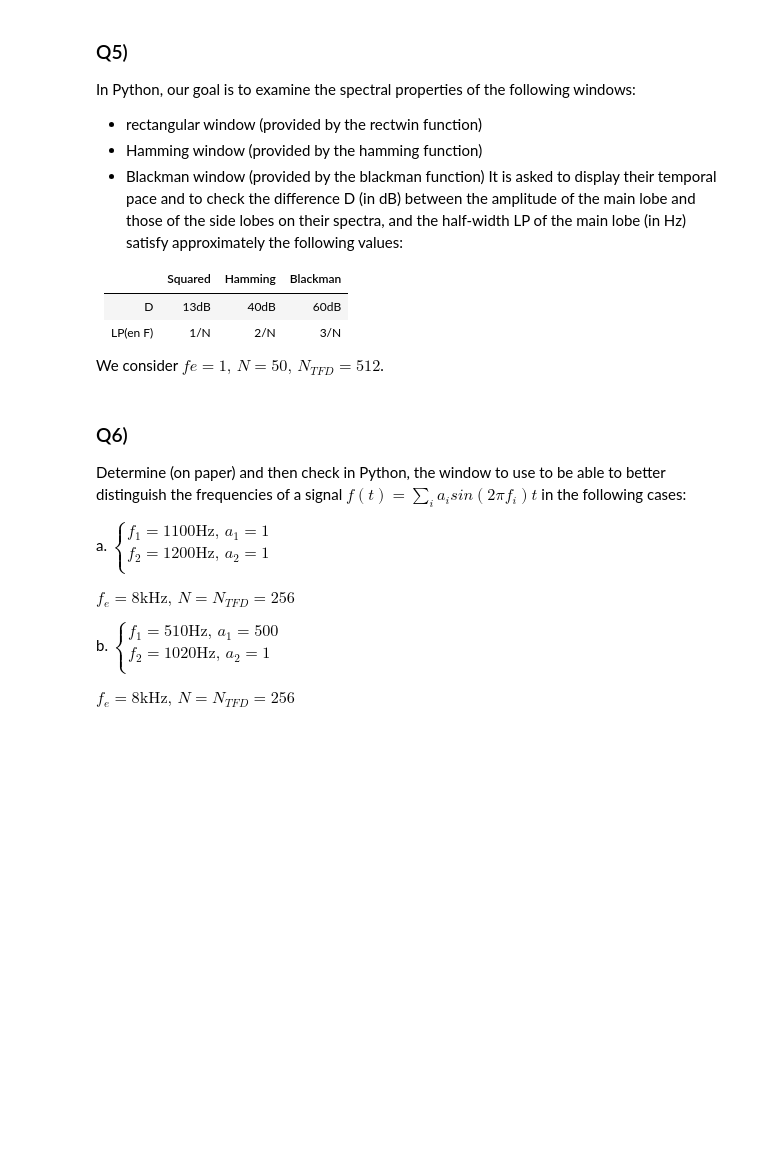
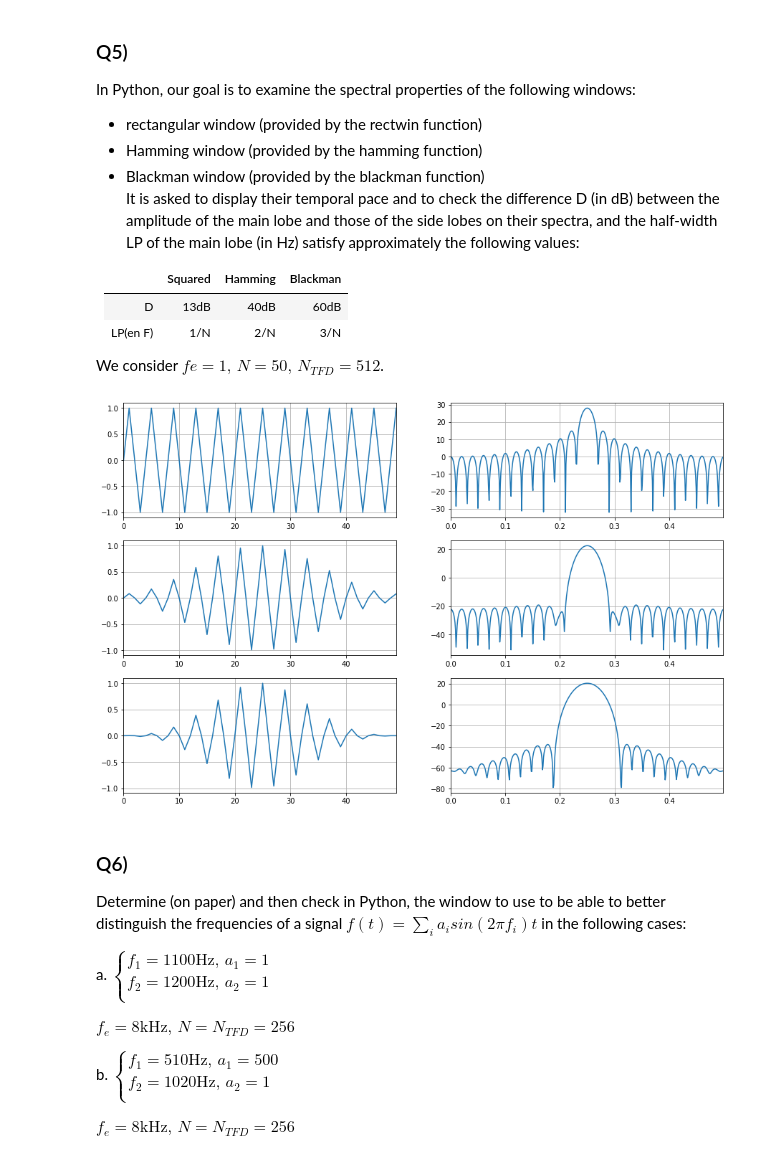
Before and after one commit to lionelGoffaux/tp_signal, a Jupyter notebook: lab2.ipynb, the cells around one changed output. Saved outputs shown, nothing was run; the diff lists cells and outputs as text; code cells hidden in the pictures; blank space fills up the shorter version.

Commit message:
Q5 et q6 + ajout to_db in utils

```diff
--- a/lab2.ipynb
+++ b/lab2.ipynb
@@ -201,6 +226,50 @@ following values:
 | LP(en F) |     1/N |     2/N |       3/N|
 
 We consider $ fe=1\text{, } N=50\text{, } N_{TFD}=512$.
+# %%
+N = 50
+Fe = 1
+NTFD = 512
+x, sin = utils.get_sinusoid(1, 0.25, Fe, N)
+rectwin = np.ones(N)
+hamming = sgl.windows.hamming(N)
+blackman = sgl.windows.blackman(N)
+plt.figure(figsize=(15,10))
+
+plt.subplot(3,2,1)
+plt.plot(x, sin*rectwin)
+plt.grid()
+plt.margins(x=0)
+
+plt.subplot(3,2,2)
+w, s = sgl.freqz(sin*rectwin, worN=NTFD)
+plt.plot(w/(2*np.pi), utils.to_db(s))
+plt.grid()
+plt.margins(x=0)
+
+plt.subplot(3,2,3)
+plt.plot(x, sin*hamming)
+plt.grid()
+plt.margins(x=0)
+
+plt.subplot(3,2,4)
+w, s = sgl.freqz(sin*hamming, worN=NTFD)
+plt.plot(w/(2*np.pi), utils.to_db(s))
+plt.grid()
+plt.margins(x=0)
+
+plt.subplot(3,2,5)
+plt.plot(x, sin*blackman)
+plt.grid()
+plt.margins(x=0)
+
+plt.subplot(3,2,6)
+w, s = sgl.freqz(sin*blackman, worN=NTFD)
+plt.plot(w/(2*np.pi), utils.to_db(s))
+plt.grid()
+plt.margins(x=0)
+# %% [output]
+[figure, added]
 # %% [markdown]
 ### Q6)
 Determine (on paper) and then check in Python, the window to use to be able to better distinguish the frequencies of a signal
```
Also changed, not shown: parts of 9 cells of this notebook, 1 other file.
